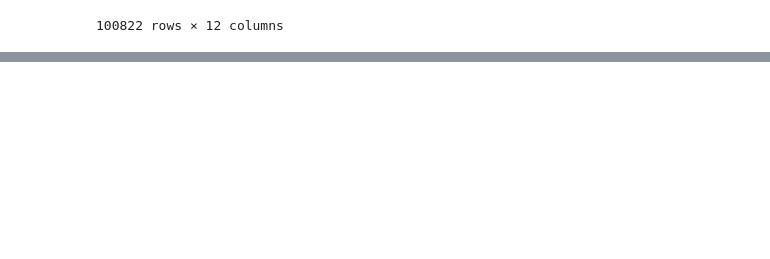
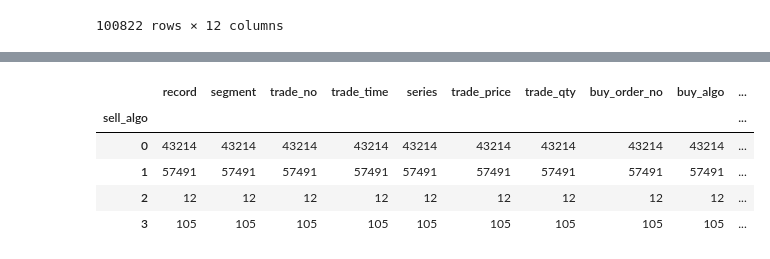
Before and after one commit to prakhar-chaurasiya/final_project_nism, a Jupyter notebook: ds.ipynb, the cells around one changed output, grey strips where cells are left out. Saved outputs shown, nothing was run; the diff lists cells and outputs as text; code cells hidden in the pictures; blank space fills up the shorter version.

```diff
--- a/ds.ipynb
+++ b/ds.ipynb
@@ -50,3 +66,12 @@ trade_df.get('sell')
+# %%
+trade_df.groupby('sell_algo').count()
+# %% [output]
+|  | record | segment | trade_no | trade_time | series | trade_price | trade_qty | buy_order_no | buy_algo | ... |
+| sell_algo |  |  |  |  |  |  |  |  |  | ... |
+| 0 | 43214 | 43214 | 43214 | 43214 | 43214 | 43214 | 43214 | 43214 | 43214 | ... |
+| 1 | 57491 | 57491 | 57491 | 57491 | 57491 | 57491 | 57491 | 57491 | 57491 | ... |
+| 2 | 12 | 12 | 12 | 12 | 12 | 12 | 12 | 12 | 12 | ... |
+| 3 | 105 | 105 | 105 | 105 | 105 | 105 | 105 | 105 | 105 | ... |
 # %%
 order_df = pd.read_csv(ofile, sep='|', header=None)
 order_df.columns =['session', 'orderid', 'side', 'action', 'order_time', 'price', 'fquant', 'dquant', 'market', 'ioc', 'stoploss', 'triggerprice']
```
Also changed, not shown: parts of 14 cells of this notebook.
